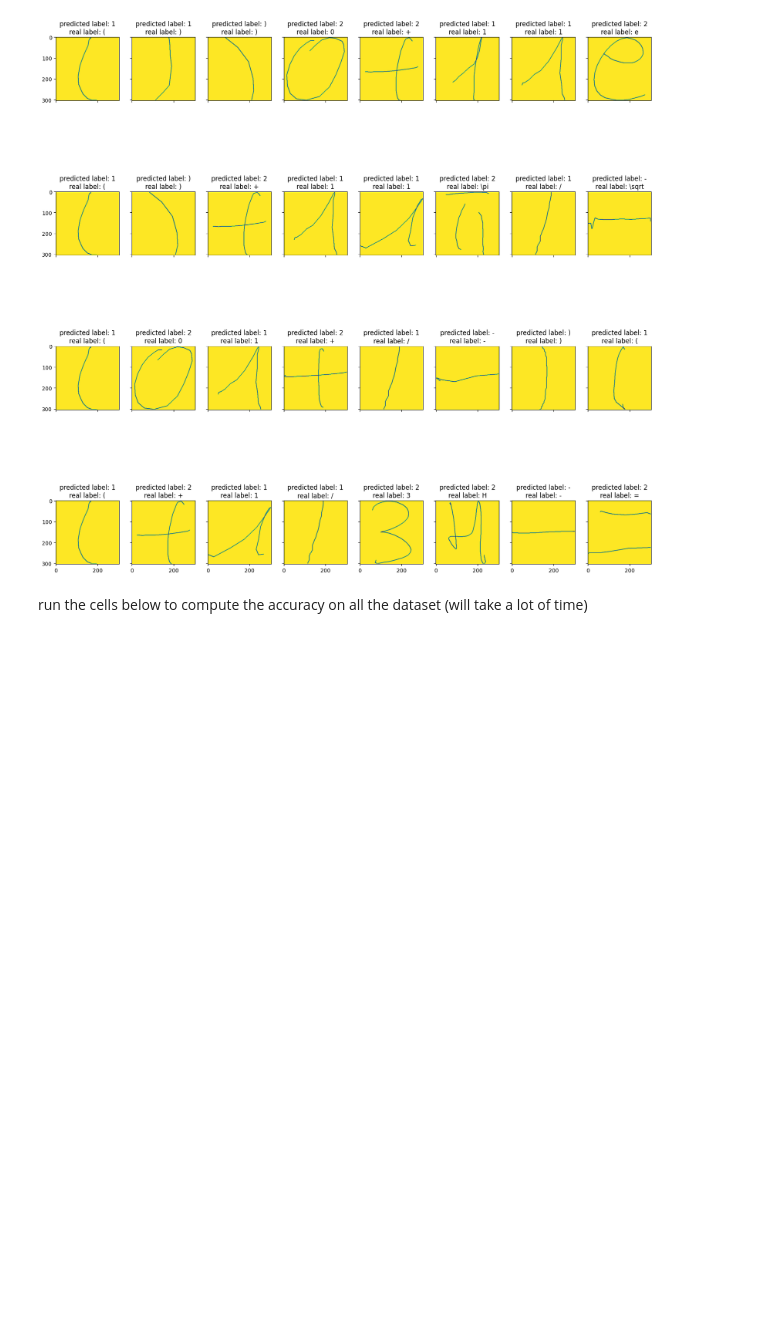
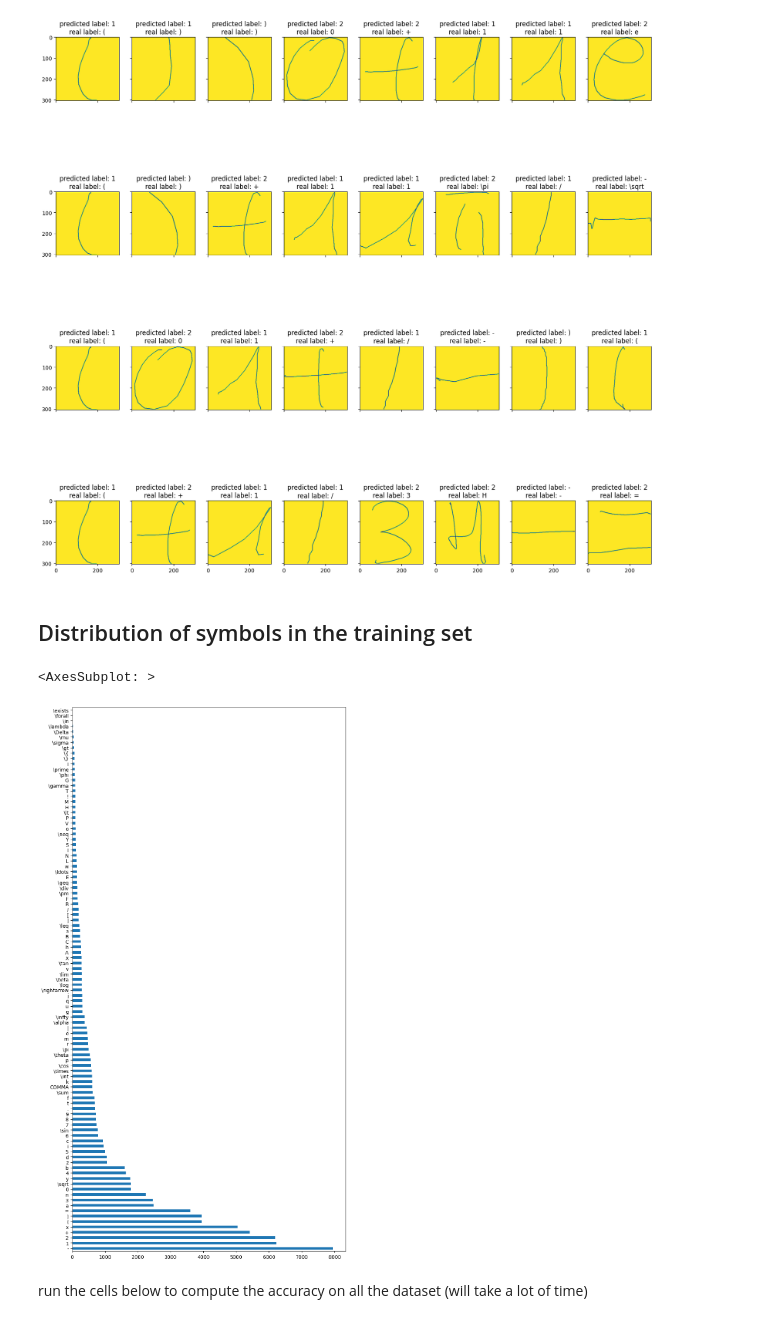
Before and after one commit to fredpell1/Handwritten-Math-Expression-Recognition, a Jupyter notebook: src/testingdemoSymbols.ipynb, the cells around one changed output. Cells and saved outputs as stored; diff of their text form; code cells hidden in the pictures; blank space fills up the shorter version.

```diff
--- a/src/testingdemoSymbols.ipynb
+++ b/src/testingdemoSymbols.ipynb
@@ -60,6 +64,13 @@ for i in range(4):
         axs[i,j].label_outer()
 # %% [output]
 [figure]
+# %% [markdown]
+## Distribution of symbols in the training set
+# %%
+dataset.img_labels.iloc[:,1].value_counts().plot(kind='barh', figsize=(10,20))
+# %% [output]
+<AxesSubplot: >
+[figure, added]
 # %% [markdown]
 run the cells below to compute the accuracy on all the dataset (will take a lot of time)
 # %%
```
Also changed, not shown: parts of 6 cells of this notebook, 2 other files.
